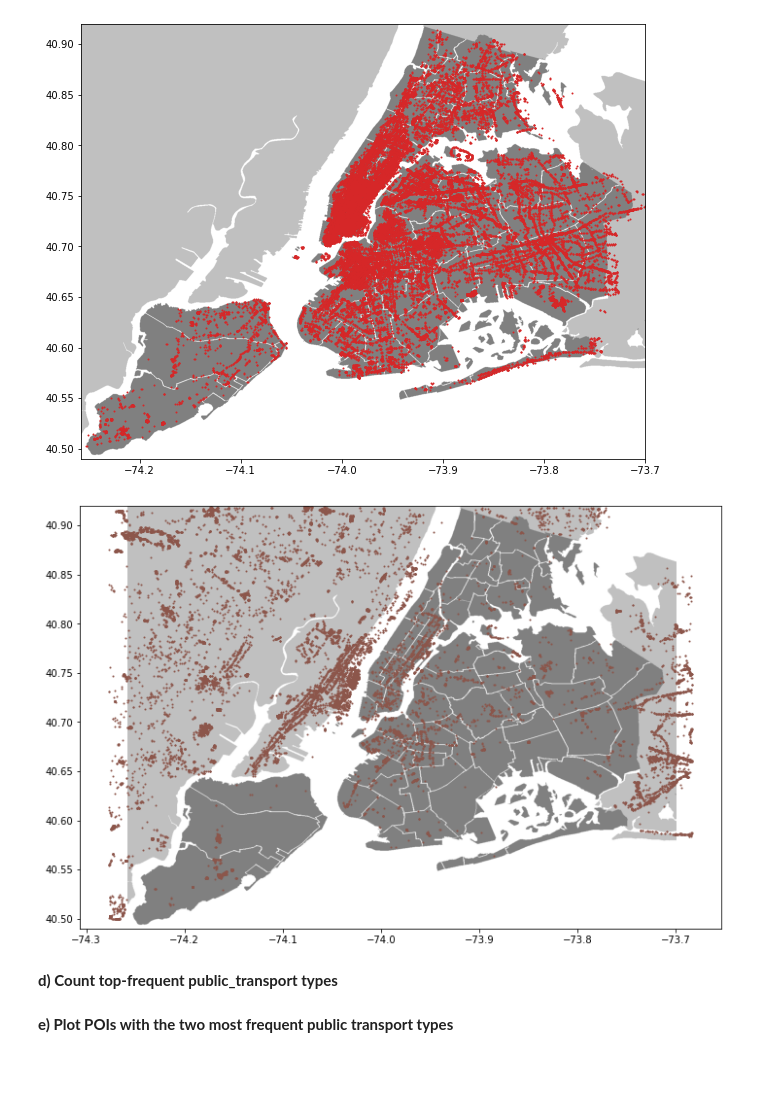
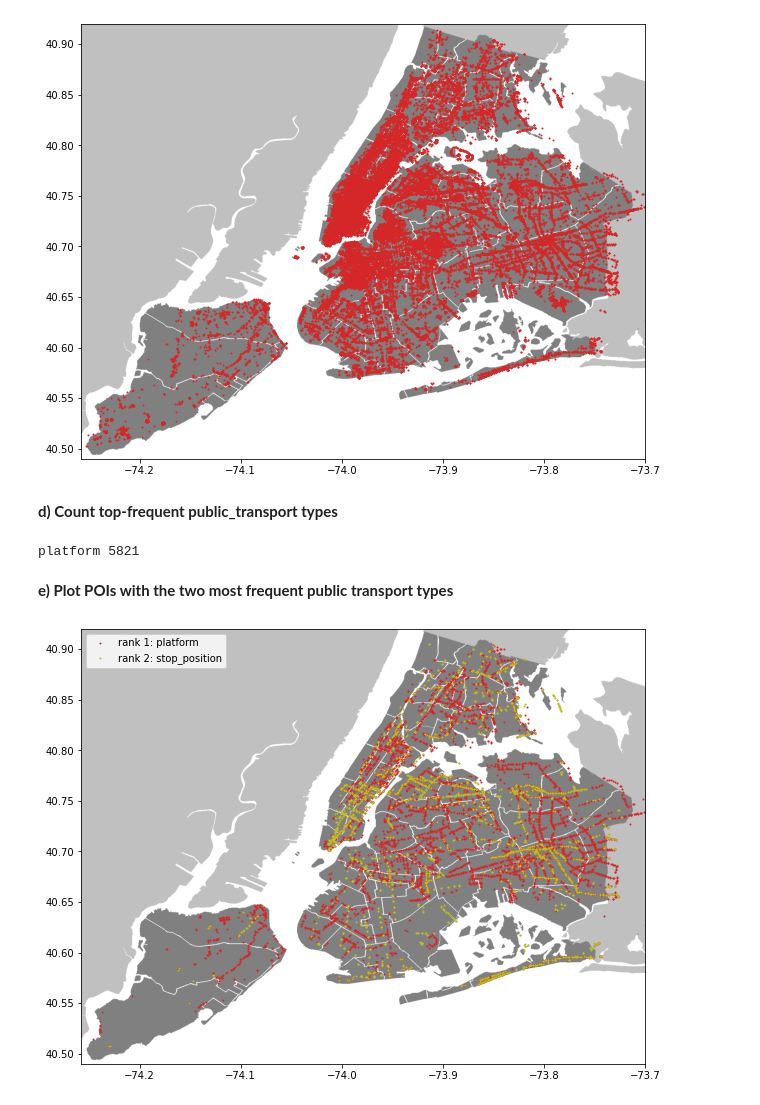
Before and after one commit to notlosca/data-science-lab, a Jupyter notebook: exercises/4-Pandas Examples.ipynb, the cells around one changed output. Drawn from its saved outputs; the diff is of its cells as text; code cells hidden in the pictures; blank space fills up the shorter version.

```diff
--- a/exercises/4-Pandas Examples.ipynb
+++ b/exercises/4-Pandas Examples.ipynb
@@ -267,11 +267,5 @@ pois_df = all_pois_df.loc[ny_pois_ids.values]
 plot_map(pois_df, 'tab:red')
 # %% [output]
 [figure]
-# %%
-remaining_poi = list(set(all_pois_df.index).difference(set(pois_df.index))) # equivalent to set_1 - set_2
-not_ny_municipality_pois_df = all_pois_df.loc[remaining_poi]
-plot_map(not_ny_municipality_pois_df, 'tab:brown')
-# %% [output]
-[figure, removed]
 # %% [markdown]
 **d) Count top-frequent public_transport types**
@@ -281,13 +272,26 @@ top_freq
+# %%
+top_freq = [(pois_df['public_transport'].value_counts().index[i], pois_df['public_transport'].value_counts().values[i]) for i in range(len(pois_df['public_transport'].value_counts()))]
+print(*top_freq[0])
+# %% [output]
+platform 5821
 # %% [markdown]
 **e) Plot POIs with the two most frequent public transport types**
 # %%
 ## Plot POIs on the map
 fig, ax = plt.subplots(figsize=(12,8))
 nyc_img = plt.imread('./New_York_City_Map.PNG')
 ax.imshow(nyc_img, zorder=0, extent=[-74.258, -73.7, 40.49,40.92])
 
 
 ## TODO:
+top_2 = [top_freq[i][0] for i in range(len(top_freq[:2]))]
+colors = ["tab:red", "tab:olive"]
+
+for top,col in enumerate(colors):
+    mask = pois_df['public_transport'] == top_2[top]
+    ax.scatter(pois_df[mask]['@lon'], pois_df[mask]['@lat'], s=1, c=col, label=f"rank {top+1}: {top_2[top]}")
 
 plt.legend()
 plt.show()
+# %% [output]
+[figure, added]
```
Also changed, not shown: parts of 1 cell of this notebook.
